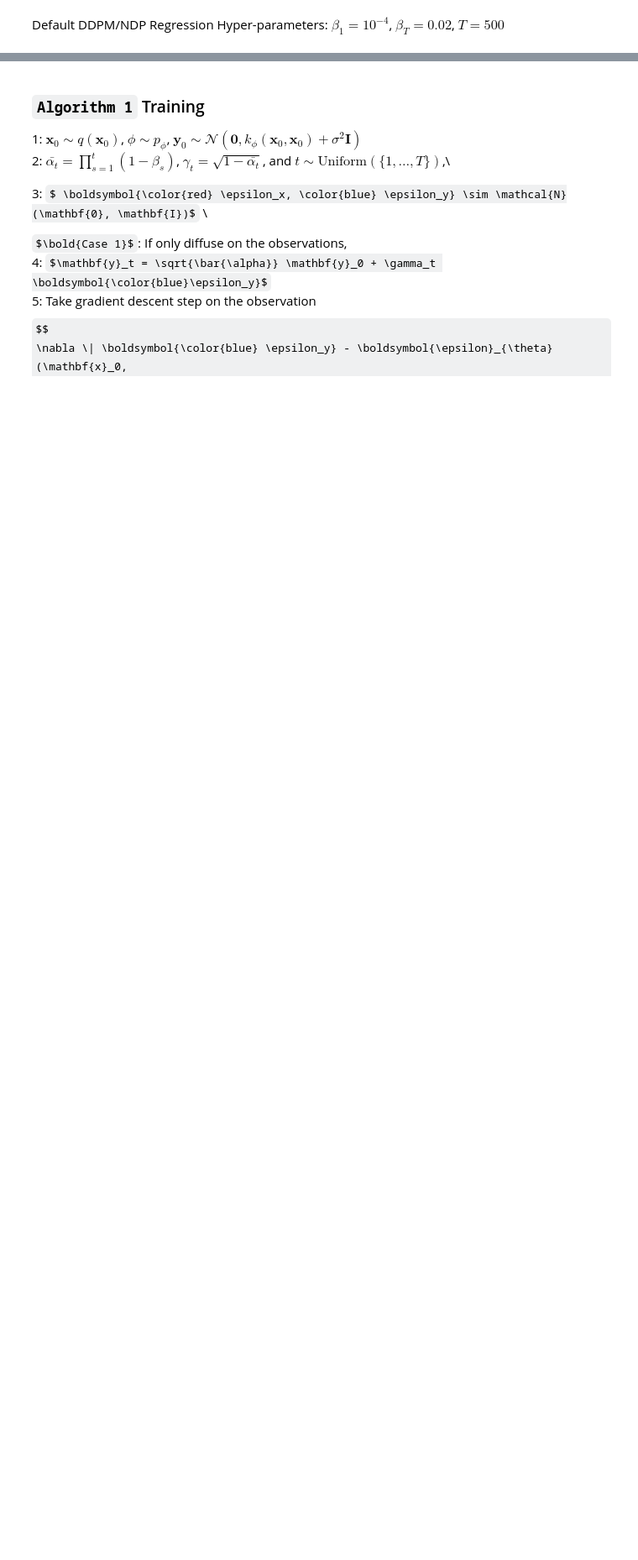
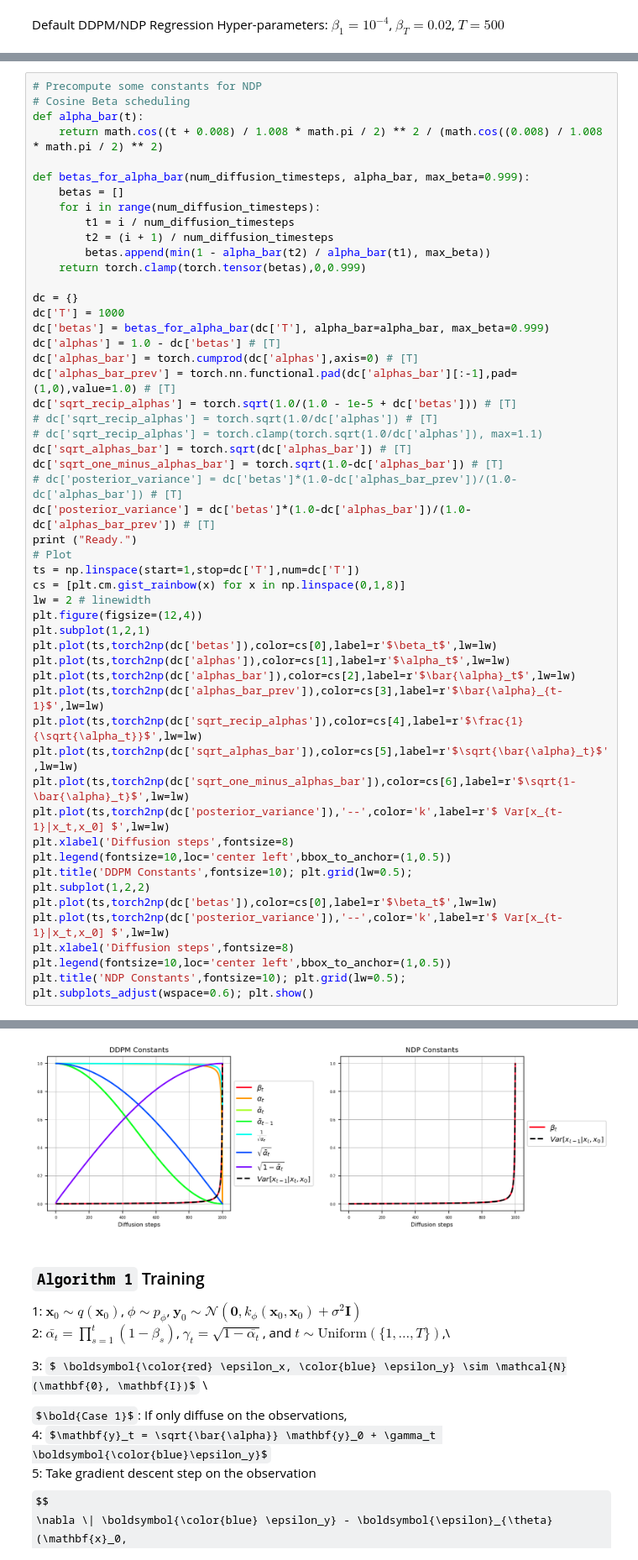
Before and after one commit to sjchoi86/yet-another-diffusion-models, a Jupyter notebook: code/demo_ndp_quadratic.ipynb, the cells around one changed output, grey strips where cells are left out. Shown: that part at 84% size. Drawn from its saved outputs; the diff is of its cells as text; some formulas as TeX source; blank space fills up the shorter version.

Commit message:
add cosine beta scheduler

```diff
--- a/code/demo_ndp_quadratic.ipynb
+++ b/code/demo_ndp_quadratic.ipynb
@@ -126,0 +132,53 @@ Ready.
+# %%
+# Precompute some constants for NDP
+# Cosine Beta scheduling
+def alpha_bar(t):
+    return math.cos((t + 0.008) / 1.008 * math.pi / 2) ** 2 / (math.cos((0.008) / 1.008 * math.pi / 2) ** 2)
+
+def betas_for_alpha_bar(num_diffusion_timesteps, alpha_bar, max_beta=0.999):
+    betas = []
+    for i in range(num_diffusion_timesteps):
+        t1 = i / num_diffusion_timesteps
+        t2 = (i + 1) / num_diffusion_timesteps
+        betas.append(min(1 - alpha_bar(t2) / alpha_bar(t1), max_beta))
+    return torch.clamp(torch.tensor(betas),0,0.999)
+
+dc = {}
+dc['T'] = 1000
+dc['betas'] = betas_for_alpha_bar(dc['T'], alpha_bar=alpha_bar, max_beta=0.999)
+dc['alphas'] = 1.0 - dc['betas'] # [T]
+dc['alphas_bar'] = torch.cumprod(dc['alphas'],axis=0) # [T]
+dc['alphas_bar_prev'] = torch.nn.functional.pad(dc['alphas_bar'][:-1],pad=(1,0),value=1.0) # [T]
+dc['sqrt_recip_alphas'] = torch.sqrt(1.0/(1.0 - 1e-5 + dc['betas'])) # [T]
+# dc['sqrt_recip_alphas'] = torch.sqrt(1.0/dc['alphas']) # [T]
+# dc['sqrt_recip_alphas'] = torch.clamp(torch.sqrt(1.0/dc['alphas']), max=1.1)
+dc['sqrt_alphas_bar'] = torch.sqrt(dc['alphas_bar']) # [T]
+dc['sqrt_one_minus_alphas_bar'] = torch.sqrt(1.0-dc['alphas_bar']) # [T]
+# dc['posterior_variance'] = dc['betas']*(1.0-dc['alphas_bar_prev'])/(1.0-dc['alphas_bar']) # [T]
+dc['posterior_variance'] = dc['betas']*(1.0-dc['alphas_bar'])/(1.0-dc['alphas_bar_prev']) # [T]
+print ("Ready.")
+# Plot
+ts = np.linspace(start=1,stop=dc['T'],num=dc['T'])
+cs = [plt.cm.gist_rainbow(x) for x in np.linspace(0,1,8)]
+lw = 2 # linewidth
+plt.figure(figsize=(12,4))
+plt.subplot(1,2,1)
+plt.plot(ts,torch2np(dc['betas']),color=cs[0],label=r'$\beta_t$',lw=lw)
+plt.plot(ts,torch2np(dc['alphas']),color=cs[1],label=r'$\alpha_t$',lw=lw)
+plt.plot(ts,torch2np(dc['alphas_bar']),color=cs[2],label=r'$\bar{\alpha}_t$',lw=lw)
+plt.plot(ts,torch2np(dc['alphas_bar_prev']),color=cs[3],label=r'$\bar{\alpha}_{t-1}$',lw=lw)
+plt.plot(ts,torch2np(dc['sqrt_recip_alphas']),color=cs[4],label=r'$\frac{1}{\sqrt{\alpha_t}}$',lw=lw)
+plt.plot(ts,torch2np(dc['sqrt_alphas_bar']),color=cs[5],label=r'$\sqrt{\bar{\alpha}_t}$',lw=lw)
+plt.plot(ts,torch2np(dc['sqrt_one_minus_alphas_bar']),color=cs[6],label=r'$\sqrt{1-\bar{\alpha}_t}$',lw=lw)
+plt.plot(ts,torch2np(dc['posterior_variance']),'--',color='k',label=r'$ Var[x_{t-1}|x_t,x_0] $',lw=lw)
+plt.xlabel('Diffusion steps',fontsize=8)
+plt.legend(fontsize=10,loc='center left',bbox_to_anchor=(1,0.5))
+plt.title('DDPM Constants',fontsize=10); plt.grid(lw=0.5);
+plt.subplot(1,2,2)
+plt.plot(ts,torch2np(dc['betas']),color=cs[0],label=r'$\beta_t$',lw=lw)
+plt.plot(ts,torch2np(dc['posterior_variance']),'--',color='k',label=r'$ Var[x_{t-1}|x_t,x_0] $',lw=lw)
+plt.xlabel('Diffusion steps',fontsize=8)
+plt.legend(fontsize=10,loc='center left',bbox_to_anchor=(1,0.5))
+plt.title('NDP Constants',fontsize=10); plt.grid(lw=0.5);
+plt.subplots_adjust(wspace=0.6); plt.show()
+# %% [output]
@@ -127,3 +186,4 @@ Ready.
+[figure, added]
 # %% [markdown]
 ### `Algorithm 1` Training
 1: $\mathbf{x}_0 \sim q( \mathbf{x}_0 )$, $\phi \sim p_\phi$, $\mathbf{y}_0 \sim \mathcal{N}(\mathbf{0}, k_\phi(\mathbf{x}_0, \mathbf{x}_0) + \sigma^2 \mathbf{I})$\
```
Also changed, not shown: parts of 21 cells of this notebook, 1 other file.
